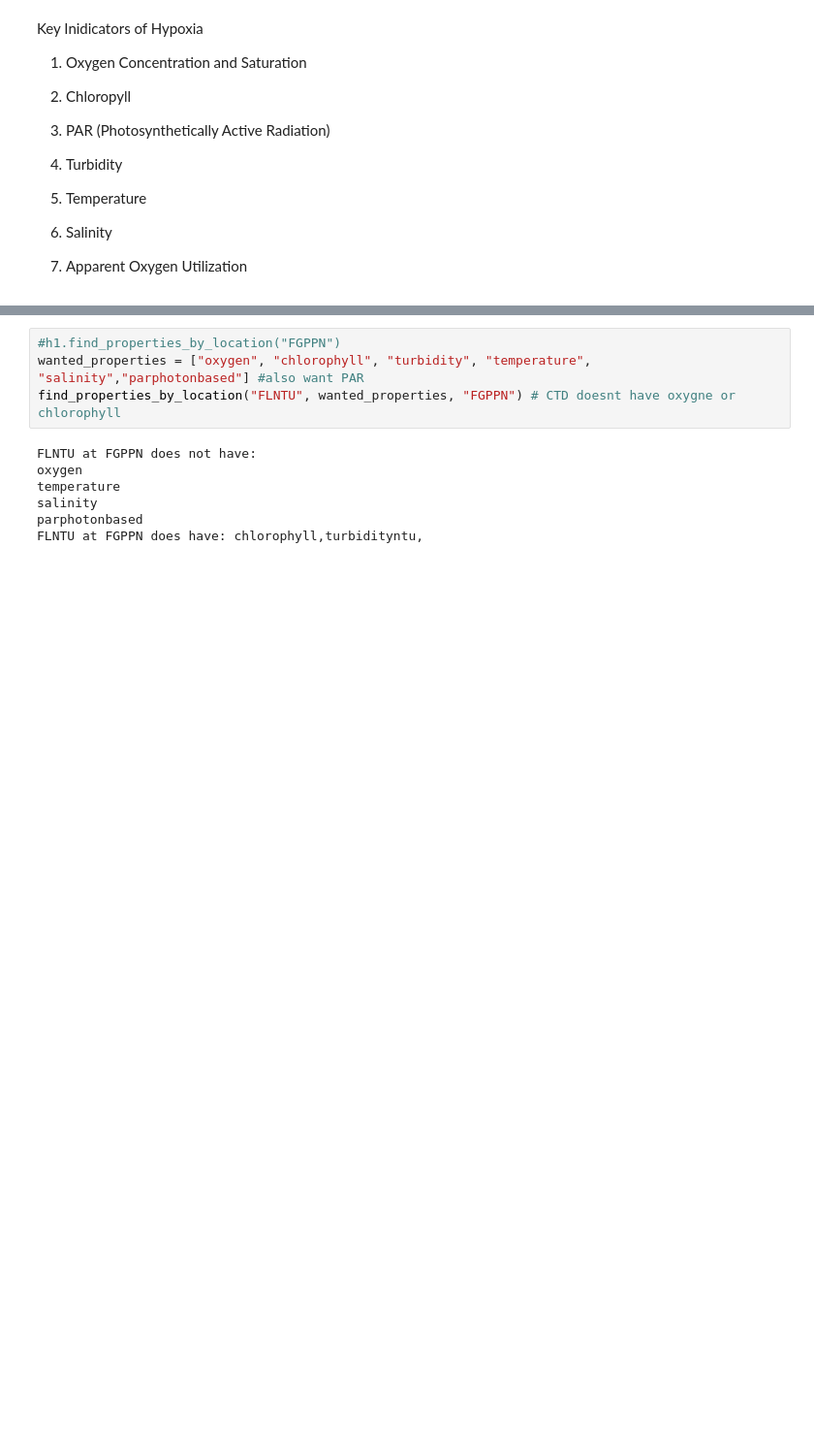
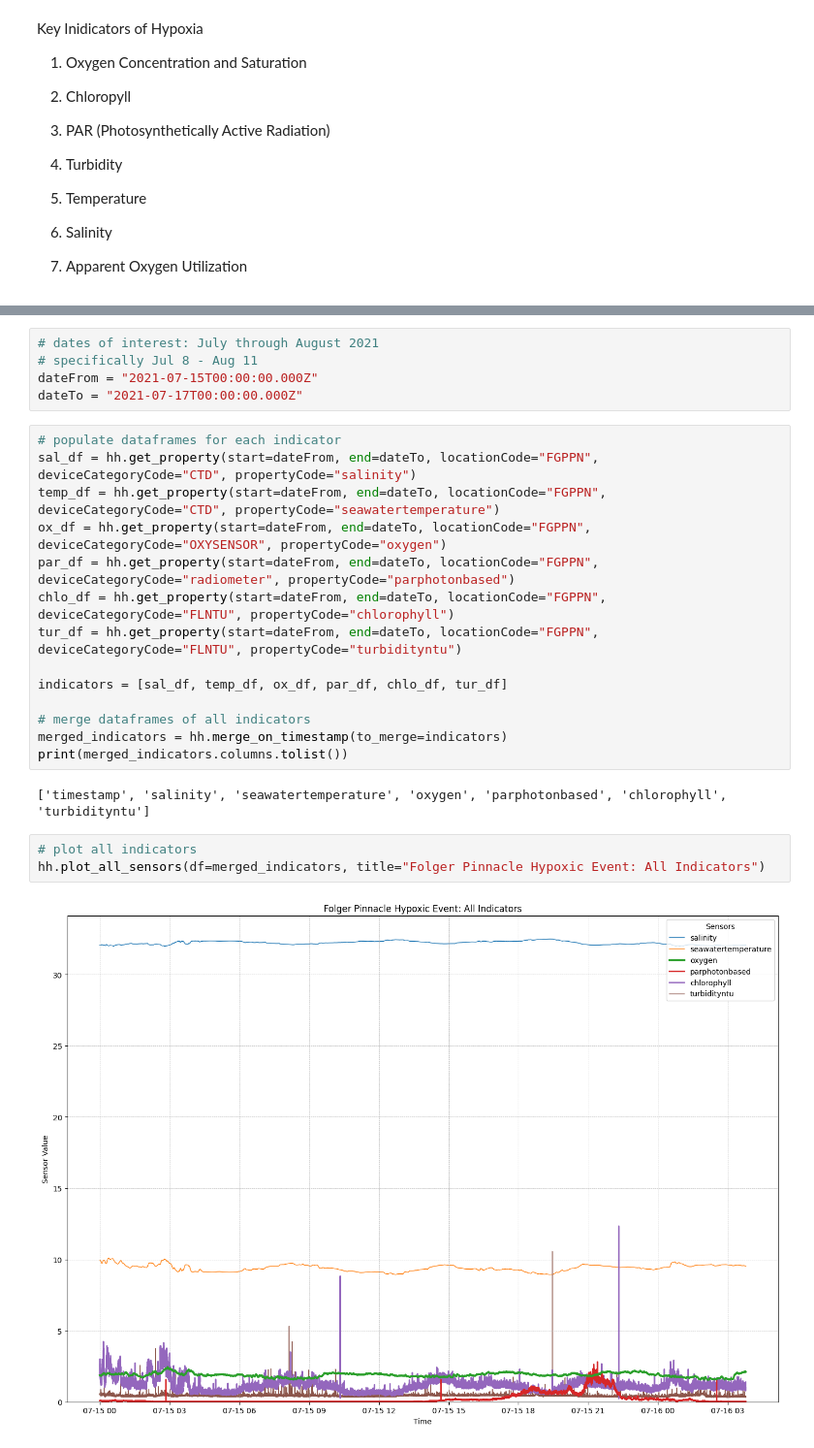
Before and after one commit to g-bertozzi/ONC-notebooks, a Jupyter notebook: deepnote/fogler_pinnacle_hypoxic.ipynb, the cells around one changed output, grey strips where cells are left out. Shown at 97% size. Drawn from its saved outputs; the diff is of its cells as text; blank space fills up the shorter version.

Commit message:
hypoxic indicators plotted

```diff
--- a/deepnote/fogler_pinnacle_hypoxic.ipynb
+++ b/deepnote/fogler_pinnacle_hypoxic.ipynb
@@ -98,11 +49,26 @@ def find_properties_by_location(deviceCategoryCode: str, wantedProps: list[str],
-# %%
-#h1.find_properties_by_location("FGPPN")
-wanted_properties = ["oxygen", "chlorophyll", "turbidity", "temperature", "salinity","parphotonbased"] #also want PAR
-find_properties_by_location("FLNTU", wanted_properties, "FGPPN") # CTD doesnt have oxygne or chlorophyll
-# %% [output]
-FLNTU at FGPPN does not have:
-oxygen
-temperature
-salinity
-parphotonbased
-FLNTU at FGPPN does have: chlorophyll,turbidityntu,
+# %%
+# dates of interest: July through August 2021
+# specifically Jul 8 - Aug 11
+dateFrom = "2021-07-15T00:00:00.000Z"
+dateTo = "2021-07-17T00:00:00.000Z"
+# %%
+# populate dataframes for each indicator
+sal_df = hh.get_property(start=dateFrom, end=dateTo, locationCode="FGPPN", deviceCategoryCode="CTD", propertyCode="salinity")
+temp_df = hh.get_property(start=dateFrom, end=dateTo, locationCode="FGPPN", deviceCategoryCode="CTD", propertyCode="seawatertemperature")
+ox_df = hh.get_property(start=dateFrom, end=dateTo, locationCode="FGPPN", deviceCategoryCode="OXYSENSOR", propertyCode="oxygen")
+par_df = hh.get_property(start=dateFrom, end=dateTo, locationCode="FGPPN", deviceCategoryCode="radiometer", propertyCode="parphotonbased")
+chlo_df = hh.get_property(start=dateFrom, end=dateTo, locationCode="FGPPN", deviceCategoryCode="FLNTU", propertyCode="chlorophyll")
+tur_df = hh.get_property(start=dateFrom, end=dateTo, locationCode="FGPPN", deviceCategoryCode="FLNTU", propertyCode="turbidityntu")
+
+indicators = [sal_df, temp_df, ox_df, par_df, chlo_df, tur_df]
+
+# merge dataframes of all indicators
+merged_indicators = hh.merge_on_timestamp(to_merge=indicators)
+print(merged_indicators.columns.tolist())
+# %% [output]
+['timestamp', 'salinity', 'seawatertemperature', 'oxygen', 'parphotonbased', 'chlorophyll', 'turbidityntu']
+# %%
+# plot all indicators
+hh.plot_all_sensors(df=merged_indicators, title="Folger Pinnacle Hypoxic Event: All Indicators")
+# %% [output]
+[figure, added]
```
Also changed, not shown: parts of 3 cells of this notebook, 1 other file.
